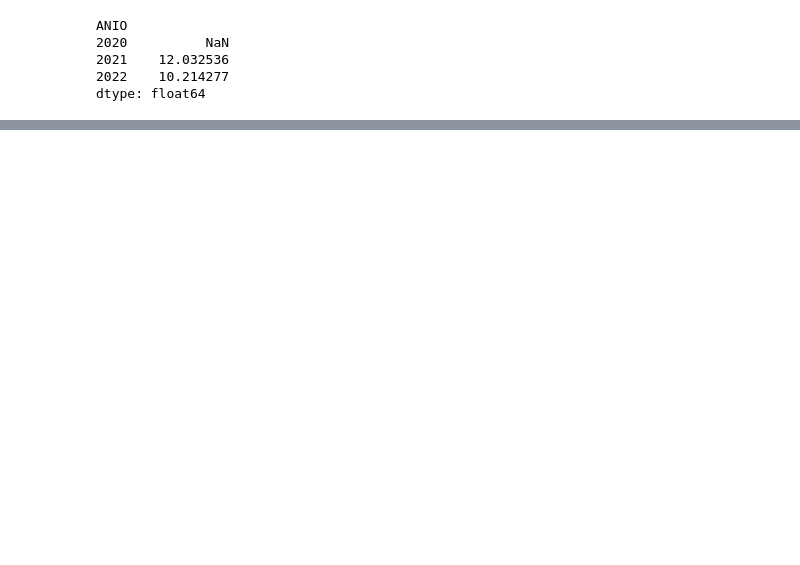
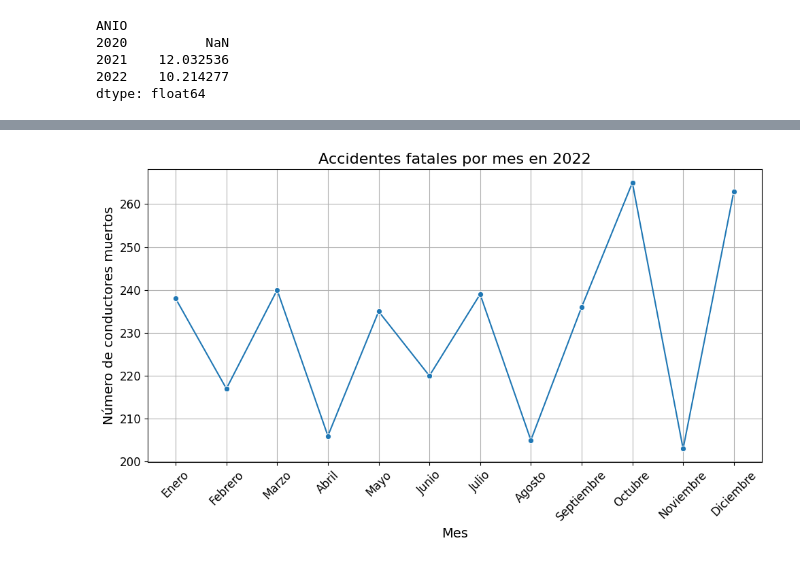
Before and after one commit to am-yo-ga-ma/An-lisis-de-ATUS, a Jupyter notebook: analytics/code.ipynb, the cells around one changed output, grey strips where cells are left out. Saved outputs shown, nothing was run; the diff lists cells and outputs as text; code cells hidden in the pictures; blank space fills up the shorter version.

```diff
--- a/analytics/code.ipynb
+++ b/analytics/code.ipynb
@@ -305,0 +414,43 @@ dtype: float64
+# %%
+# Grafico LINEA
+# Conductores muertos por mes
+dv = df_2022
+# Agrupar por mes y sumar los valores de 'CONDMUERTO'
+ds_grouped = dv.groupby('MES')['CONDMUERTO'].sum().reset_index()
+
+# Filtrar filas donde 'CONDMUERTO' tenga valores nulos o sean 0
+ds_grouped = ds_grouped[ds_grouped['CONDMUERTO'] > 0]
+
+# Mapeo de números de mes a nombres
+meses = {
+    1: "Enero",
+    2: "Febrero",
+    3: "Marzo",
+    4: "Abril",
+    5: "Mayo",
+    6: "Junio",
+    7: "Julio",
+    8: "Agosto",
+    9: "Septiembre",
+    10: "Octubre",
+    11: "Noviembre",
+    12: "Diciembre"
+}
+
+# Cambiar los números de mes por sus nombres
+ds_grouped['MES'] = ds_grouped['MES'].map(meses)
+
+# Gráfico de línea de accidentes fatales por mes
+plt.figure(figsize=(10, 6))
+sns.lineplot(x='MES', y='CONDMUERTO', data=ds_grouped, marker='o')
+plt.title('Accidentes fatales por mes en 2022', fontsize=16)
+plt.xlabel('Mes', fontsize=14)
+plt.ylabel('Número de conductores muertos', fontsize=14)
+plt.xticks(rotation=45, fontsize=12)  # Rotar etiquetas para mejor visualización
+plt.yticks(fontsize=12)
+plt.grid(True)  # Añadir una cuadrícula para facilitar la lectura
+plt.tight_layout()
+
+plt.show()
+# %% [output]
+[figure, added]
```
Also changed, not shown: parts of 11 cells of this notebook.
